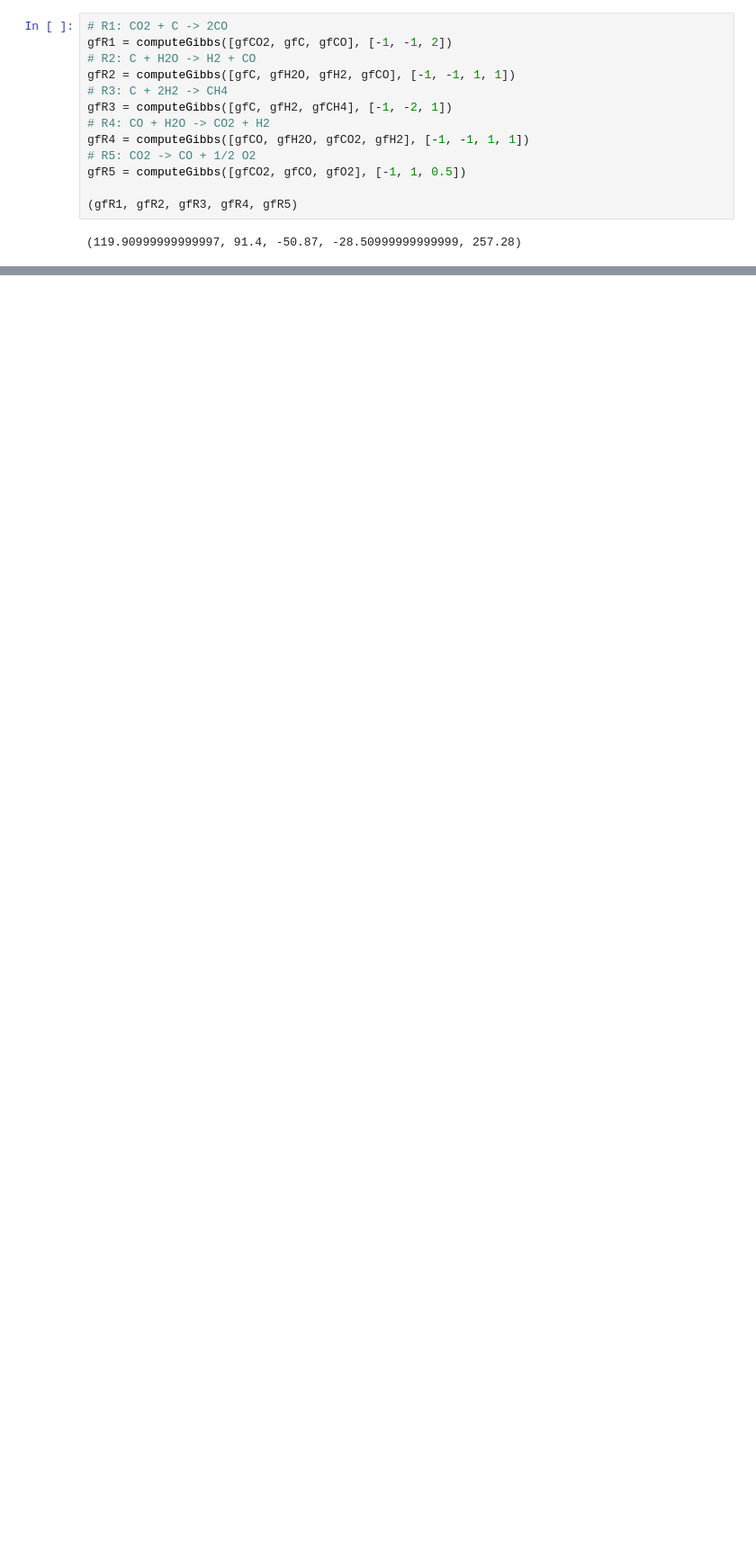
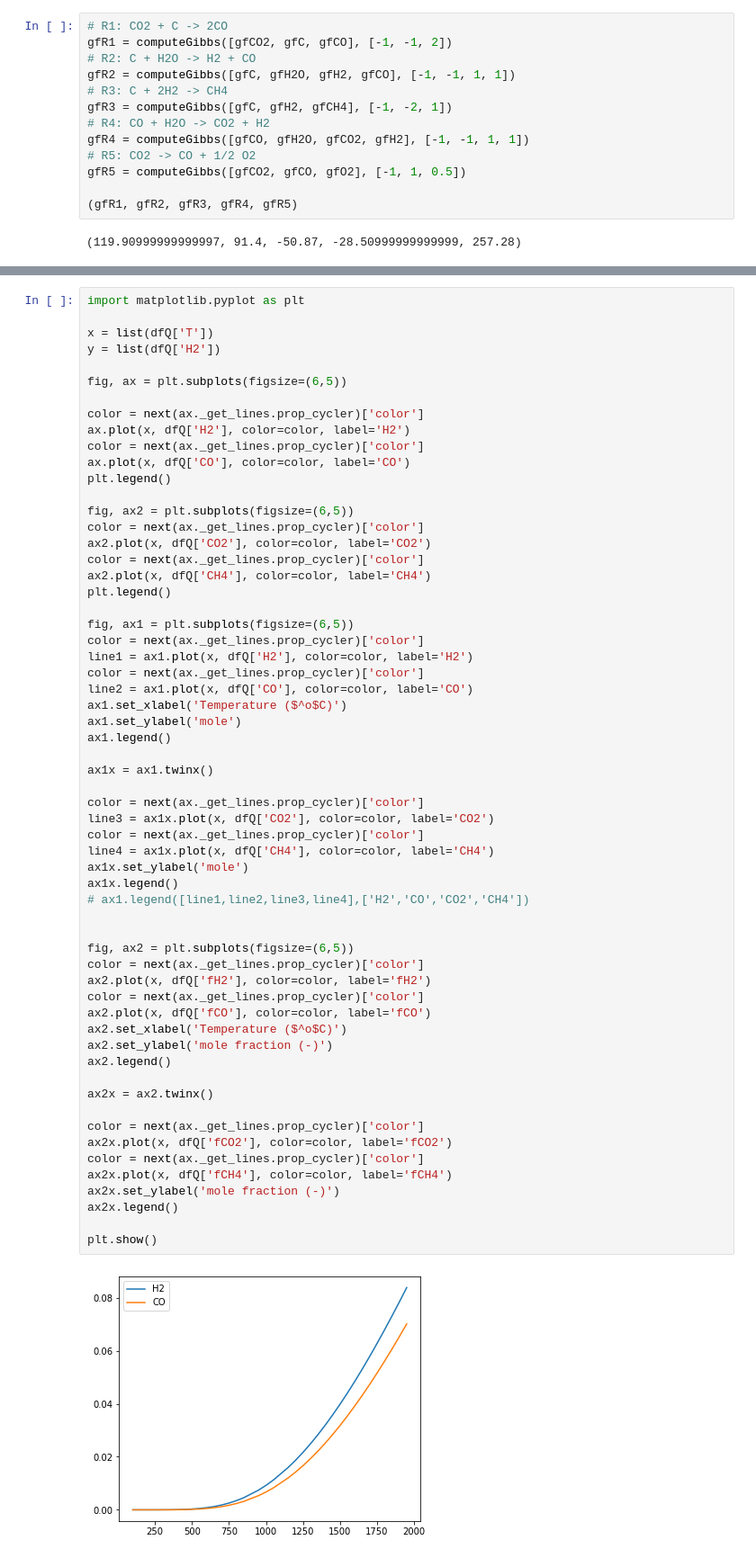
Before and after one commit to goke-ai/thermochem, a Jupyter notebook: stoichiometric.ipynb, the cells around one changed output, grey strips where cells are left out. Shown at 90% size. Cells and saved outputs as stored; diff of their text form; blank space fills up the shorter version.

```diff
--- a/stoichiometric.ipynb
+++ b/stoichiometric.ipynb
@@ -456,0 +462,62 @@ plt.show()
+# %%
+import matplotlib.pyplot as plt
+
+x = list(dfQ['T'])
+y = list(dfQ['H2'])
+
+fig, ax = plt.subplots(figsize=(6,5))
+
+color = next(ax._get_lines.prop_cycler)['color']
+ax.plot(x, dfQ['H2'], color=color, label='H2')
+color = next(ax._get_lines.prop_cycler)['color']
+ax.plot(x, dfQ['CO'], color=color, label='CO')
+plt.legend()
+
+fig, ax2 = plt.subplots(figsize=(6,5))
+color = next(ax._get_lines.prop_cycler)['color']
+ax2.plot(x, dfQ['CO2'], color=color, label='CO2')
+color = next(ax._get_lines.prop_cycler)['color']
+ax2.plot(x, dfQ['CH4'], color=color, label='CH4')
+plt.legend()
+
+fig, ax1 = plt.subplots(figsize=(6,5))
+color = next(ax._get_lines.prop_cycler)['color']
+line1 = ax1.plot(x, dfQ['H2'], color=color, label='H2')
+color = next(ax._get_lines.prop_cycler)['color']
+line2 = ax1.plot(x, dfQ['CO'], color=color, label='CO')
+ax1.set_xlabel('Temperature ($^o$C)')
+ax1.set_ylabel('mole')
+ax1.legend()
+
+ax1x = ax1.twinx()
+
+color = next(ax._get_lines.prop_cycler)['color']
+line3 = ax1x.plot(x, dfQ['CO2'], color=color, label='CO2')
+color = next(ax._get_lines.prop_cycler)['color']
+line4 = ax1x.plot(x, dfQ['CH4'], color=color, label='CH4')
+ax1x.set_ylabel('mole')
+ax1x.legend()
+# ax1.legend([line1,line2,line3,line4],['H2','CO','CO2','CH4'])
+
+
+fig, ax2 = plt.subplots(figsize=(6,5))
+color = next(ax._get_lines.prop_cycler)['color']
+ax2.plot(x, dfQ['fH2'], color=color, label='fH2')
+color = next(ax._get_lines.prop_cycler)['color']
+ax2.plot(x, dfQ['fCO'], color=color, label='fCO')
+ax2.set_xlabel('Temperature ($^o$C)')
+ax2.set_ylabel('mole fraction (-)')
+ax2.legend()
+
+ax2x = ax2.twinx()
+
+color = next(ax._get_lines.prop_cycler)['color']
+ax2x.plot(x, dfQ['fCO2'], color=color, label='fCO2')
+color = next(ax._get_lines.prop_cycler)['color']
+ax2x.plot(x, dfQ['fCH4'], color=color, label='fCH4')
+ax2x.set_ylabel('mole fraction (-)')
+ax2x.legend()
+
+plt.show()
+# %% [output]
+[figure, added]
```
Also changed, not shown: parts of 18 cells of this notebook, 7 other files.
